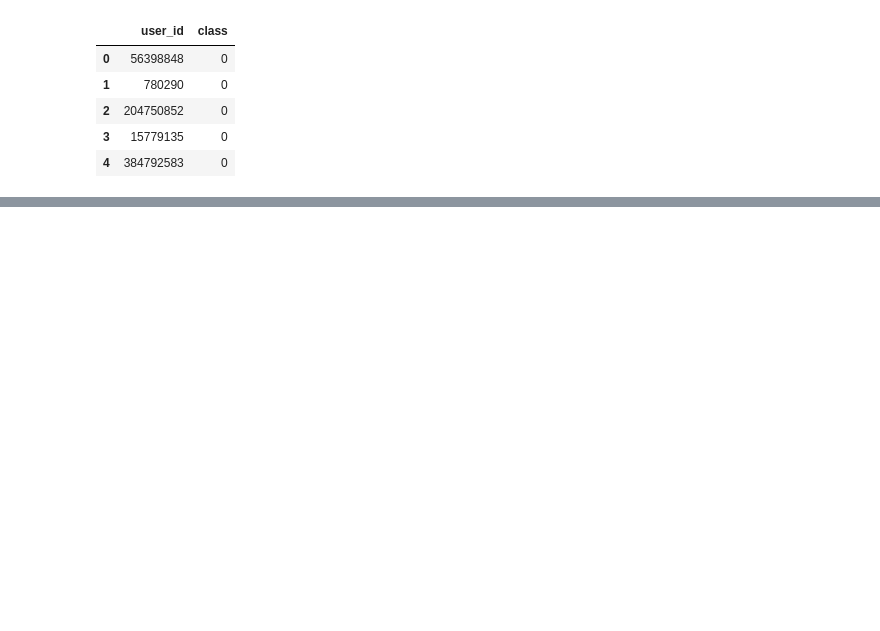
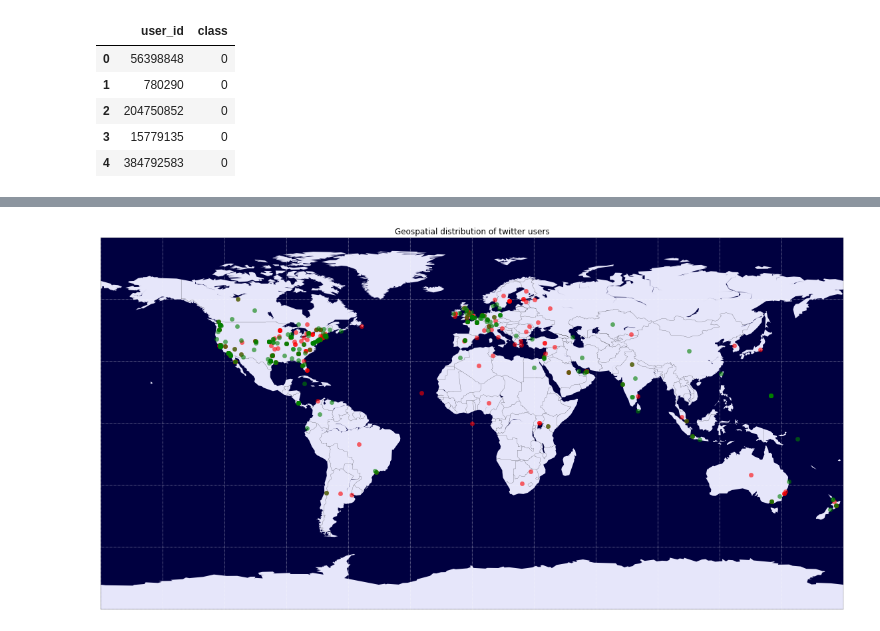
Before and after one commit to anokhin/sfera-dm, a Jupyter notebook: iter3/project/homework 1.ipynb, the cells around one changed output, grey strips where cells are left out. Drawn from its saved outputs; the diff is of its cells as text; code cells hidden in the pictures; blank space fills up the shorter version.

```diff
--- a/iter3/project/homework 1.ipynb
+++ b/iter3/project/homework 1.ipynb
@@ -30,0 +51,14 @@ pl.show()
+# %%
+GEO_USER_NAME = "g_o0_stav"
+
+def get_coordinates_by_location(location):
+    response = requests.get("http://api.geonames.org/searchJSON", params={"q": location, "username": GEO_USER_NAME, "maxRows": 1})
+    if response.status_code == 200:
+        json = response.json()
+        if json.get(u"totalResultsCount", 0) > 0:
+            geo = json[u"geonames"][0]
+            return geo.get("lat"), geo.get("lng")
+        else:
+            return None, None
+    else:
+        raise response.raise_for_status()
@@ -30,0 +127,25 @@ pl.show()
+# %%
+pl.figure(figsize=(20,12))
+
+m = bm.Basemap(projection='cyl', llcrnrlat=-90, urcrnrlat=90, llcrnrlon=-180, urcrnrlon=180, resolution='c')
+
+m.drawcountries(linewidth=0.2)
+m.fillcontinents(color='lavender', lake_color='#000040')
+m.drawmapboundary(linewidth=0.2, fill_color='#000040')
+m.drawparallels(np.arange(-90,90,30),labels=[0,0,0,0], color='white', linewidth=0.5)
+m.drawmeridians(np.arange(0,360,30),labels=[0,0,0,0], color='white', linewidth=0.5)
+
+def plot_points_on_map(mx, lons, lats, color):
+    x, y = mx(lons, lats)
+    mx.plot(x, y, 'o', markersize=6, color=color, alpha=0.6, markeredgecolor=color)
+
+df_pos = df_full[(df_full["class"] == 1) & (pd.notnull(df_full["lat"])) & (pd.notnull(df_full["lon"]))]
+plot_points_on_map(m, df_pos["lon"], df_pos["lat"], 'Red')
+
+df_neg = df_full[(df_full["class"] == 0) & (pd.notnull(df_full["lat"])) & (pd.notnull(df_full["lon"]))]
+plot_points_on_map(m, df_neg["lon"], df_neg["lat"], 'Green')
+
+pl.title("Geospatial distribution of twitter users")
+pl.show()
+# %% [output]
+[figure, added]
```
Also changed, not shown: parts of 4 cells of this notebook.
